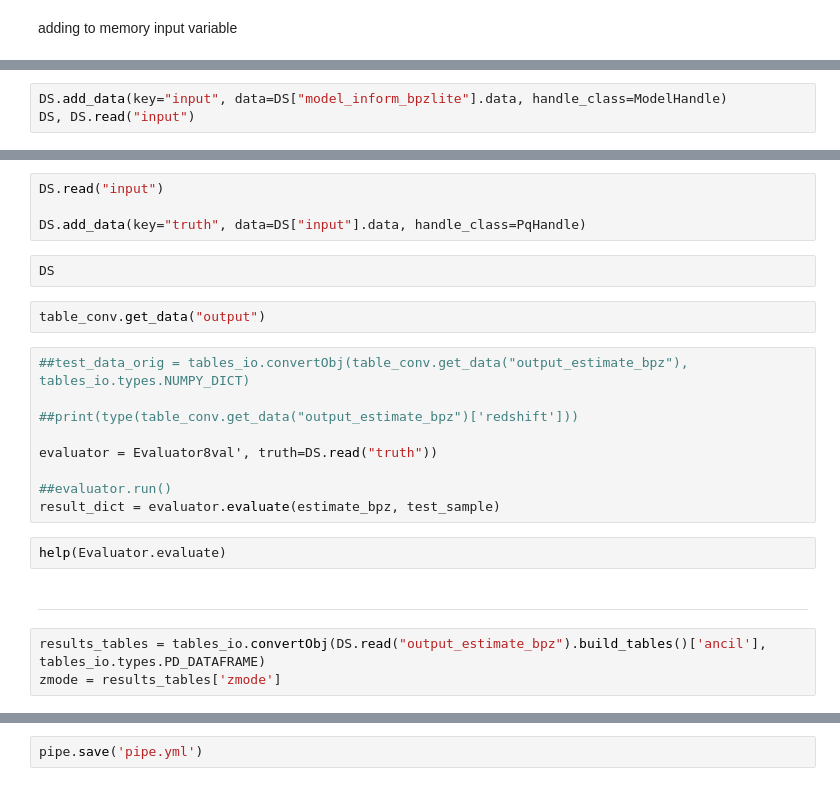
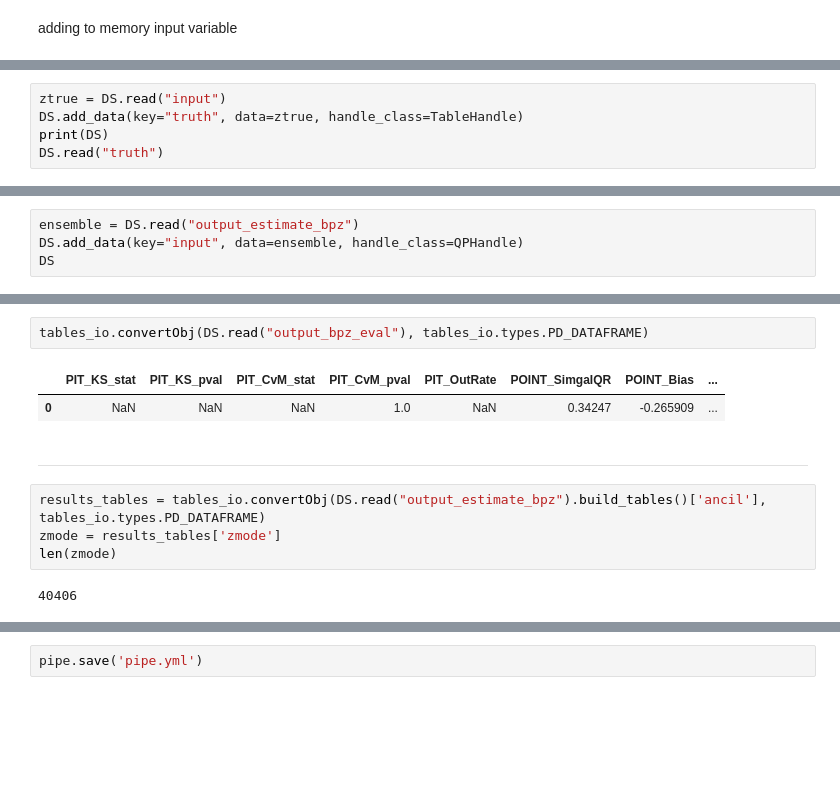
Before and after one commit to linea-it/ic-photoz, a Jupyter notebook: Fase2-RAIL/RAIL-fundamentals.ipynb, the cells around one changed output, grey strips where cells are left out. Saved outputs shown, nothing was run; the diff lists cells and outputs as text; blank space fills up the shorter version.

```diff
--- a/Fase2-RAIL/RAIL-fundamentals.ipynb
+++ b/Fase2-RAIL/RAIL-fundamentals.ipynb
@@ -440,3 +520,0 @@ DS, DS.read("input")
-# %%
-DS.add_data(key="input", data=DS["model_inform_bpzlite"].data, handle_class=ModelHandle)
-DS, DS.read("input")
@@ -455,0 +609,5 @@ estimate_bpz.run() ## -> input -> DS
+# %%
+ztrue = DS.read("input")
+DS.add_data(key="truth", data=ztrue, handle_class=TableHandle)
+print(DS)
+DS.read("truth")
@@ -455,0 +639,4 @@ estimate_bpz.run() ## -> input -> DS
+# %%
+ensemble = DS.read("output_estimate_bpz")
+DS.add_data(key="input", data=ensemble, handle_class=QPHandle)
+DS
@@ -462,27 +673,16 @@ help(tables_io.types)
-# %%
-DS.read("input")
-
-DS.add_data(key="truth", data=DS["input"].data, handle_class=PqHandle)
-# %%
-DS
-# %%
-table_conv.get_data("output")
-# %%
-##test_data_orig = tables_io.convertObj(table_conv.get_data("output_estimate_bpz"), tables_io.types.NUMPY_DICT)
-
-##print(type(table_conv.get_data("output_estimate_bpz")['redshift']))
-
-evaluator = Evaluator8val', truth=DS.read("truth"))
-
-##evaluator.run()
-result_dict = evaluator.evaluate(estimate_bpz, test_sample)
-# %%
-help(Evaluator.evaluate)
+# %%
+tables_io.convertObj(DS.read("output_bpz_eval"), tables_io.types.PD_DATAFRAME)
+# %% [output]
+|  | PIT_KS_stat | PIT_KS_pval | PIT_CvM_stat | PIT_CvM_pval | PIT_OutRate | POINT_SimgaIQR | POINT_Bias | ... |
+| 0 | NaN | NaN | NaN | 1.0 | NaN | 0.34247 | -0.265909 | ... |
 # %% [markdown]
 ____
 # %%
 results_tables = tables_io.convertObj(DS.read("output_estimate_bpz").build_tables()['ancil'], tables_io.types.PD_DATAFRAME)
 zmode = results_tables['zmode']
+len(zmode)
+# %% [output]
+40406
 # %%
 plt.figure(figsize=(8,8))
 plt.scatter(train_sample['z_true'],zmode,s=1,c='k',label='simple bpz mode')
```
Also changed, not shown: parts of 57 cells of this notebook.
